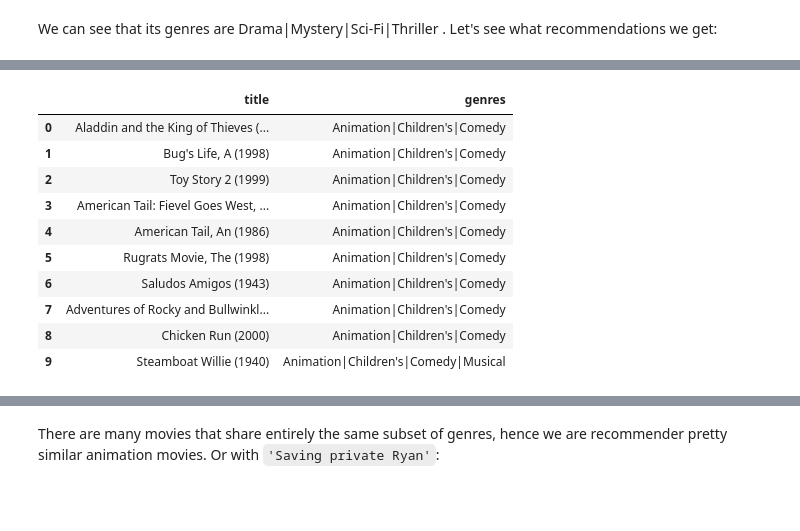
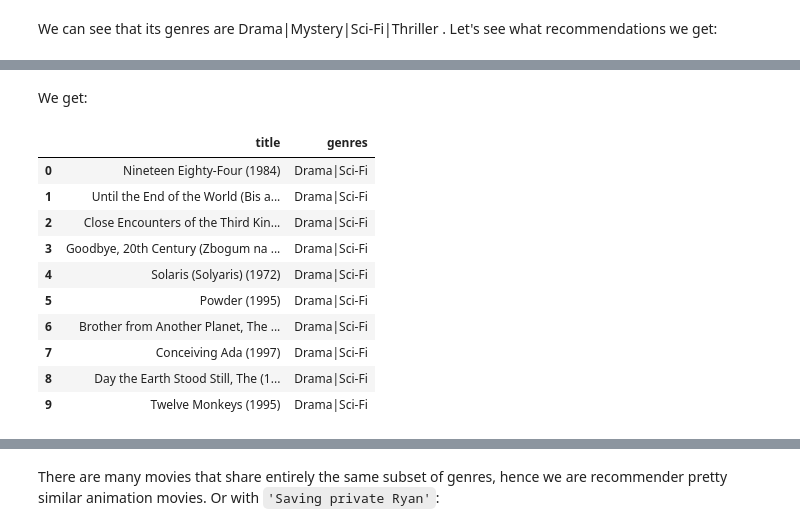
Before and after one commit to AlexanderNixon/Machine-learning-reads, a Jupyter notebook: Content_based_recommenders.ipynb, the cells around one changed output, grey strips where cells are left out. Drawn from its saved outputs; the diff is of its cells as text; code cells hidden in the pictures; blank space fills up the shorter version.

Commit message:
Modified testing of the recommender

```diff
--- a/Content_based_recommenders.ipynb
+++ b/Content_based_recommenders.ipynb
@@ -308,8 +304,24 @@ Shape: (3883, 3883)
 # %% [markdown]
 Now we have to define some logic to find the highest weights or tf-idf scores for a given movie. For that I've defined the following function, which takes as input a given movie i, the similarity matrix M, the items dataframe and returns up to k recommendations:
 # %%
-def genre_recommendations(i, M, items, k):
+def genre_recommendations(i, M, items, k=10):
+    """
+    Recommends movies based on a similarity dataframe
+
+    Parameters
+    ----------
+    i : str
+        Movie (index of the similarity dataframe)
+    M : pd.DataFrame
+        Similarity dataframe, symmetric, with movies as indices and columns
+    items : pd.DataFrame
+        Contains both the title and some other features used to define similarity
+    k : int
+        Amount of recommendations to return
+
+    """
     ix = M.loc[:,i].to_numpy().argpartition(range(-1,-k,-1))
-    closest = M.columns[ix[-2:-(k+2):-1]]
-    return pd.DataFrame(closest).merge(items[['title', 'genres']]).head(k)
+    closest = M.columns[ix[-1:-(k+2):-1]]
+    closest = closest.drop(i, errors='ignore')
+    return pd.DataFrame(closest).merge(items).head(k)
 # %% [markdown]
@@ -357,14 +371,16 @@ movies[movies.title.eq('Toy Story (1995)')]
+# %% [markdown]
+We get:
 # %%
-genre_recommendations('Toy Story (1995)', cosine_sim_df, movies, 10)
+genre_recommendations('Contact (1997)', cosine_sim_df, movies[['title', 'genres']], 10)
 # %% [output]
 |  | title | genres |
-| 0 | Aladdin and the King of Thieves (... | Animation|Children's|Comedy |
-| 1 | Bug's Life, A (1998) | Animation|Children's|Comedy |
-| 2 | Toy Story 2 (1999) | Animation|Children's|Comedy |
-| 3 | American Tail: Fievel Goes West, ... | Animation|Children's|Comedy |
-| 4 | American Tail, An (1986) | Animation|Children's|Comedy |
-| 5 | Rugrats Movie, The (1998) | Animation|Children's|Comedy |
-| 6 | Saludos Amigos (1943) | Animation|Children's|Comedy |
-| 7 | Adventures of Rocky and Bullwinkl... | Animation|Children's|Comedy |
-| 8 | Chicken Run (2000) | Animation|Children's|Comedy |
-| 9 | Steamboat Willie (1940) | Animation|Children's|Comedy|Musical |
+| 0 | Nineteen Eighty-Four (1984) | Drama|Sci-Fi |
+| 1 | Until the End of the World (Bis a... | Drama|Sci-Fi |
+| 2 | Close Encounters of the Third Kin... | Drama|Sci-Fi |
+| 3 | Goodbye, 20th Century (Zbogum na ... | Drama|Sci-Fi |
+| 4 | Solaris (Solyaris) (1972) | Drama|Sci-Fi |
+| 5 | Powder (1995) | Drama|Sci-Fi |
+| 6 | Brother from Another Planet, The ... | Drama|Sci-Fi |
+| 7 | Conceiving Ada (1997) | Drama|Sci-Fi |
+| 8 | Day the Earth Stood Still, The (1... | Drama|Sci-Fi |
+| 9 | Twelve Monkeys (1995) | Drama|Sci-Fi |
```
Also changed, not shown: parts of 17 cells of this notebook, 3 other files.
